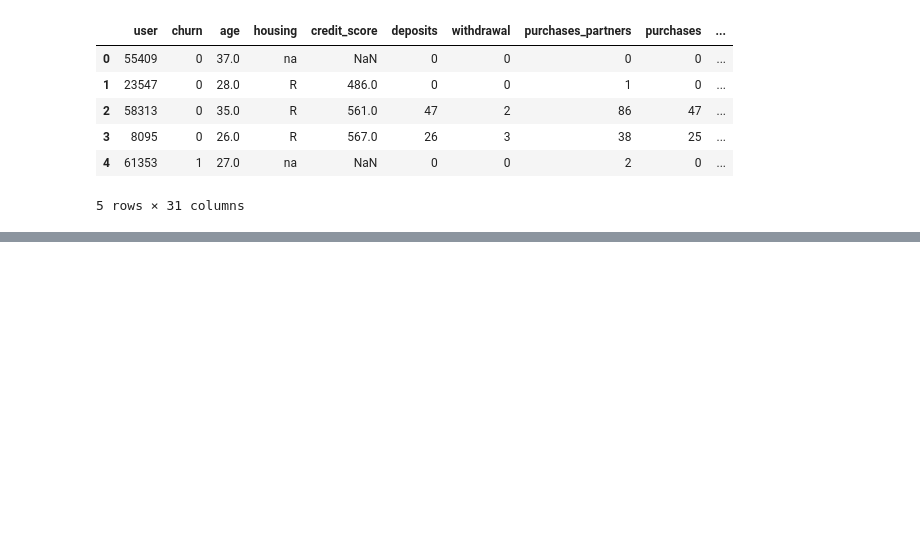
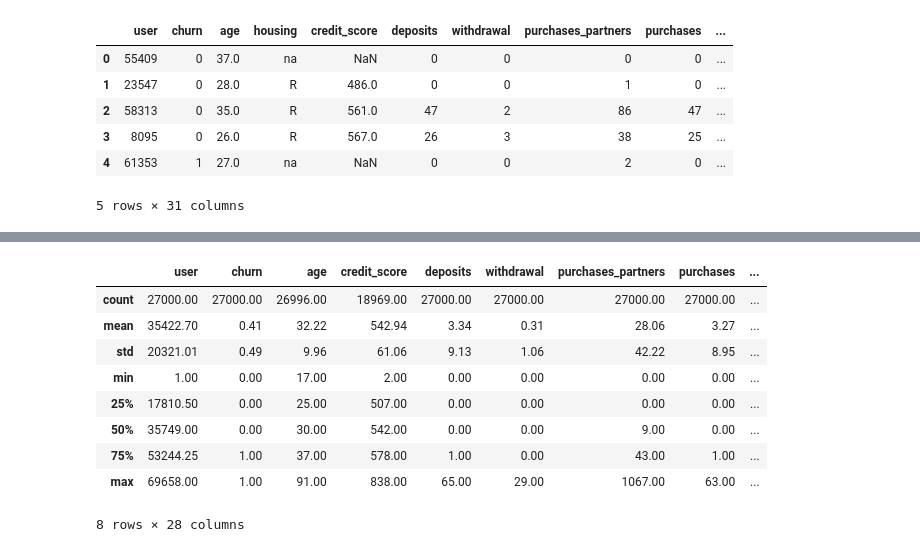
Before and after one commit to fares-ds/Minimizing-Churn-Rate-Through-Analysis-of-Financial-Habits, a Jupyter notebook: Minimizing Churn Rate Through Analysis of Financial Habits.ipynb, the cells around one changed output, grey strips where cells are left out. Cells and saved outputs as stored; diff of their text form; code cells hidden in the pictures; blank space fills up the shorter version.

```diff
--- a/Minimizing Churn Rate Through Analysis of Financial Habits.ipynb
+++ b/Minimizing Churn Rate Through Analysis of Financial Habits.ipynb
@@ -53,0 +89,14 @@ data.head()
+# %%
+pd.set_option("display.float", "{:.2f}".format)
+data.describe()
+# %% [output]
+|  | user | churn | age | credit_score | deposits | withdrawal | purchases_partners | purchases | ... |
+| count | 27000.00 | 27000.00 | 26996.00 | 18969.00 | 27000.00 | 27000.00 | 27000.00 | 27000.00 | ... |
+| mean | 35422.70 | 0.41 | 32.22 | 542.94 | 3.34 | 0.31 | 28.06 | 3.27 | ... |
+| std | 20321.01 | 0.49 | 9.96 | 61.06 | 9.13 | 1.06 | 42.22 | 8.95 | ... |
+| min | 1.00 | 0.00 | 17.00 | 2.00 | 0.00 | 0.00 | 0.00 | 0.00 | ... |
+| 25% | 17810.50 | 0.00 | 25.00 | 507.00 | 0.00 | 0.00 | 0.00 | 0.00 | ... |
+| 50% | 35749.00 | 0.00 | 30.00 | 542.00 | 0.00 | 0.00 | 9.00 | 0.00 | ... |
+| 75% | 53244.25 | 1.00 | 37.00 | 578.00 | 1.00 | 0.00 | 43.00 | 1.00 | ... |
+| max | 69658.00 | 1.00 | 91.00 | 838.00 | 65.00 | 29.00 | 1067.00 | 63.00 | ... |
+8 rows × 28 columns
```
Also changed, not shown: parts of 16 cells of this notebook.
